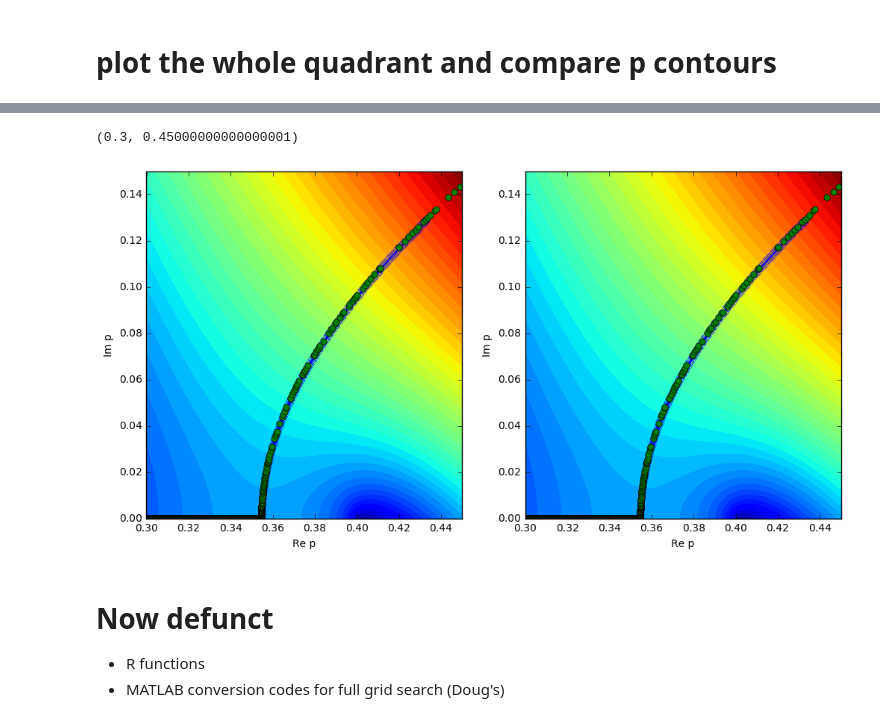
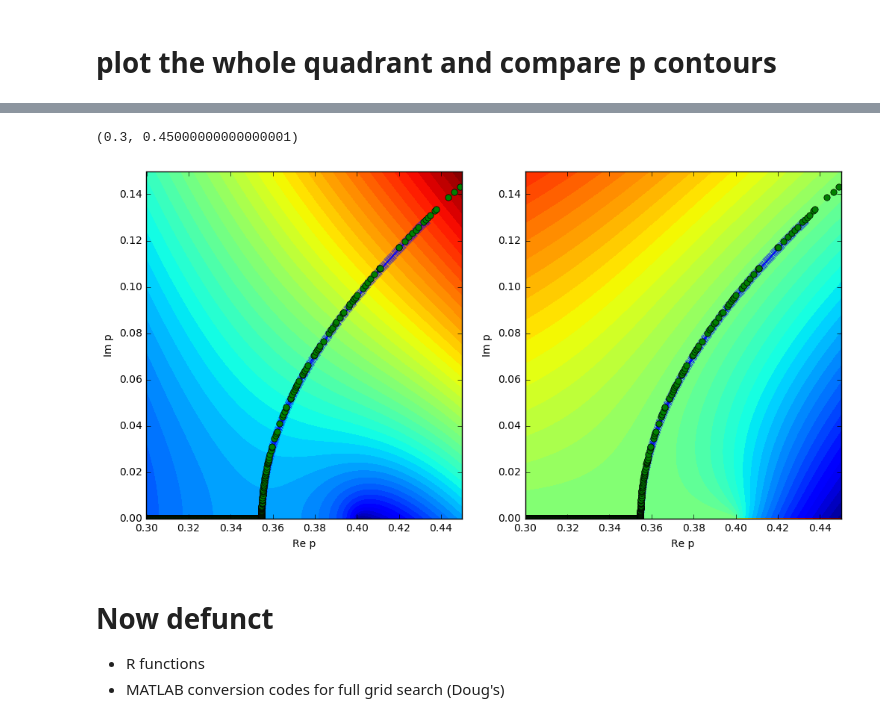
Before and after one commit to njlindsey/EPS298, a Jupyter notebook: Cagniard2_JP.ipynb, the cells around one changed output, grey strips where cells are left out. Saved outputs shown, nothing was run; the diff lists cells and outputs as text; code cells hidden in the pictures.

Commit message:
fixed contour plots, added some multiples

```diff
--- a/Cagniard2_JP.ipynb
+++ b/Cagniard2_JP.ipynb
@@ -20,10 +20,10 @@ This should be a clean notebook containing a Cagniard de Hoop path finder and wr
 6. run_plot(x,zs,B,tfunc,tmax) where tmax is in seconds
 7. I have no idea what the amplitude of the seismogram means currently - need to figure out units.
 # %%
-z = 30
-x = 100
-h = 35
+z = 5
+x = 40
+h = 8
 B = [2.5, 3.5]
 # R = R_reflect(x,[z,h]) defunct!
-run_plot(x,[z,h],B,t_transmit,55)
+run_plot_more(x,[z,h],B,25)
 # %% [output]
@@ -123,7 +173,7 @@ h = 8
 B = [2.5, 3.5]
 R = R_reflect(x,[z,h])
 ts = time.time()
-t2, p2 = t_from_p(x,[z,h],R,B,t_reflect,55)
+t2, p2 = t_from_p(x,[z,h],B,t_reflect,55)
 tf = time.time()-ts
 print "comp time: ", tf, "s"
 fig, ax = plt.subplots(1, 2, figsize = (12,6))
@@ -131,10 +181,10 @@ ax[0].plot(p2.real,p2.imag,'x')
 ax[0].set_xlabel("Re p")
 ax[0].set_ylabel("Im p")
 ts = time.time()
-t3, p3 = t_from_p2(x,[z,h],B,t_reflect,55)
-tf = time.time()-ts
-print "comp time: ", tf, "s"
-ax[1].plot(p3.real,p3.imag,'x')
+# t3, p3 = t_from_p2(x,[z,h],B,t_reflect,55)
+# tf = time.time()-ts
+# print "comp time: ", tf, "s"
+ax[1].plot(p2.real,p2.imag,'x')
 ax[1].set_xlabel("Re p")
 ax[1].set_ylabel("Im p")
 
@@ -146,7 +196,7 @@ p = RP+1j*IP
 t = p*x+(z-h)*np.sqrt(1/B[0]**2-p**2) + (z)*np.sqrt(1/B[0]**2-p**2);
 tr = np.log10(t.real)
 ax[0].contourf(rp,ip,t.real,50)
-ax[1].contourf(rp,ip,t.real,50)
+ax[1].contourf(rp,ip,t.imag,50)
 
 # Add Doug's
 r=100.;
@@ -214,5 +262,5 @@ Elapsed time is 4.24527096748 seconds.
 (0.3, 0.45000000000000001)
-[figure, old version]
+[figure, new version]
 # %% [markdown]
 # Now defunct
 * R functions
```
Also changed, not shown: parts of 4 cells of this notebook.
